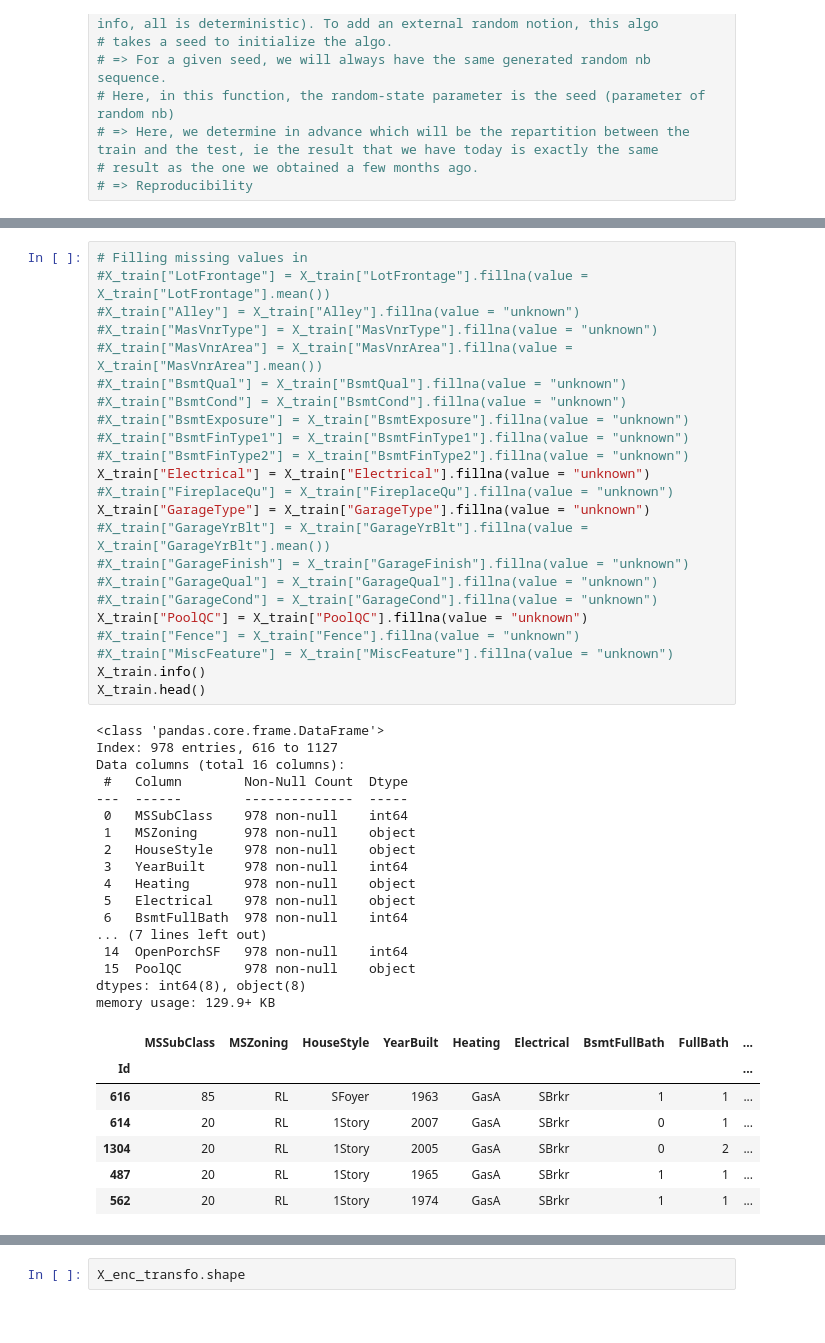
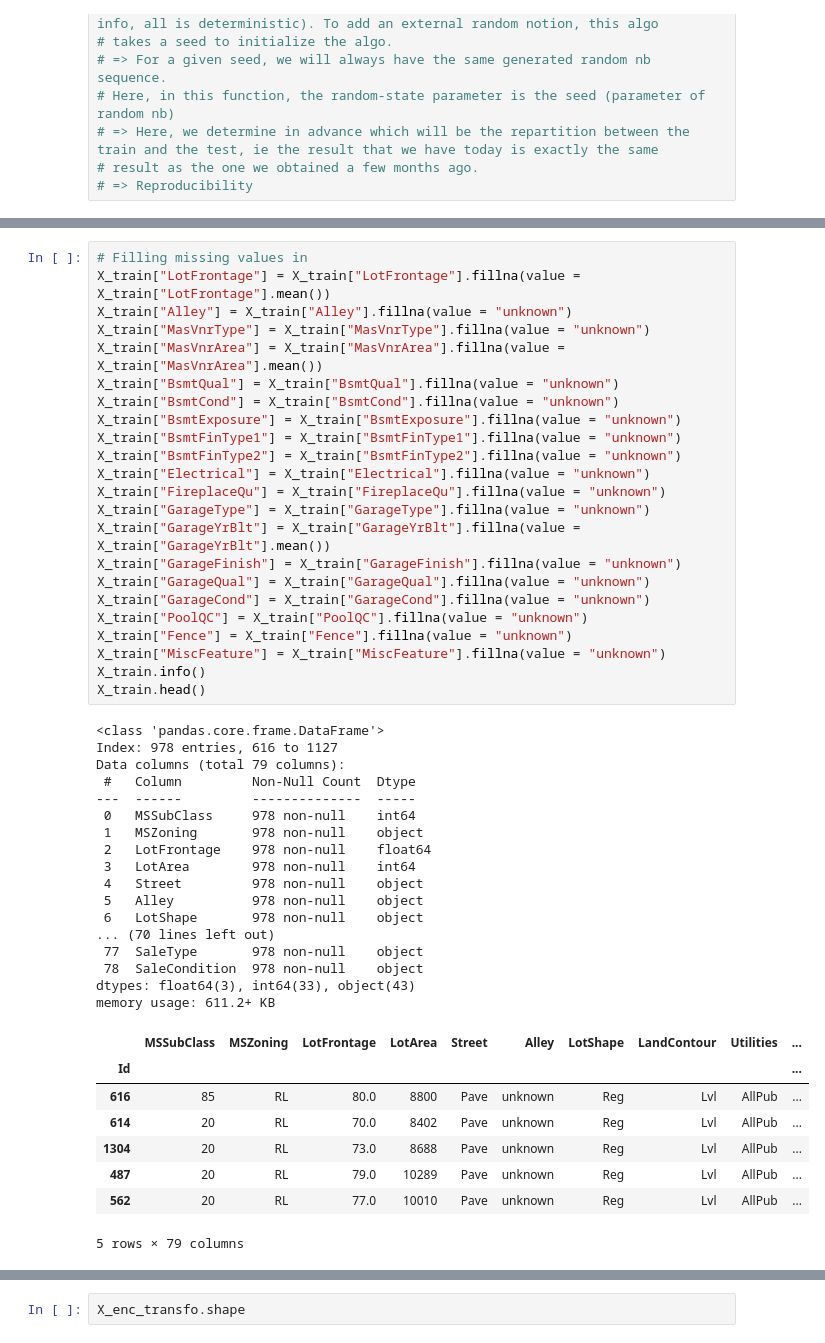
Before and after one commit to chloea31/machine_learning, a Jupyter notebook: notebooks/house_prices.ipynb, the cells around one changed output, grey strips where cells are left out. Saved outputs shown, nothing was run; the diff lists cells and outputs as text.

```diff
--- a/notebooks/house_prices.ipynb
+++ b/notebooks/house_prices.ipynb
@@ -339,51 +297,52 @@ memory usage: 129.9+ KB
 # %%
 # Filling missing values in
-#X_train["LotFrontage"] = X_train["LotFrontage"].fillna(value = X_train["LotFrontage"].mean())
-#X_train["Alley"] = X_train["Alley"].fillna(value = "unknown")
-#X_train["MasVnrType"] = X_train["MasVnrType"].fillna(value = "unknown")
-#X_train["MasVnrArea"] = X_train["MasVnrArea"].fillna(value = X_train["MasVnrArea"].mean())
-#X_train["BsmtQual"] = X_train["BsmtQual"].fillna(value = "unknown")
-#X_train["BsmtCond"] = X_train["BsmtCond"].fillna(value = "unknown")
-#X_train["BsmtExposure"] = X_train["BsmtExposure"].fillna(value = "unknown")
-#X_train["BsmtFinType1"] = X_train["BsmtFinType1"].fillna(value = "unknown")
-#X_train["BsmtFinType2"] = X_train["BsmtFinType2"].fillna(value = "unknown")
+X_train["LotFrontage"] = X_train["LotFrontage"].fillna(value = X_train["LotFrontage"].mean())
+X_train["Alley"] = X_train["Alley"].fillna(value = "unknown")
+X_train["MasVnrType"] = X_train["MasVnrType"].fillna(value = "unknown")
+X_train["MasVnrArea"] = X_train["MasVnrArea"].fillna(value = X_train["MasVnrArea"].mean())
+X_train["BsmtQual"] = X_train["BsmtQual"].fillna(value = "unknown")
+X_train["BsmtCond"] = X_train["BsmtCond"].fillna(value = "unknown")
+X_train["BsmtExposure"] = X_train["BsmtExposure"].fillna(value = "unknown")
+X_train["BsmtFinType1"] = X_train["BsmtFinType1"].fillna(value = "unknown")
+X_train["BsmtFinType2"] = X_train["BsmtFinType2"].fillna(value = "unknown")
 X_train["Electrical"] = X_train["Electrical"].fillna(value = "unknown")
-#X_train["FireplaceQu"] = X_train["FireplaceQu"].fillna(value = "unknown")
+X_train["FireplaceQu"] = X_train["FireplaceQu"].fillna(value = "unknown")
 X_train["GarageType"] = X_train["GarageType"].fillna(value = "unknown")
-#X_train["GarageYrBlt"] = X_train["GarageYrBlt"].fillna(value = X_train["GarageYrBlt"].mean())
-#X_train["GarageFinish"] = X_train["GarageFinish"].fillna(value = "unknown")
-#X_train["GarageQual"] = X_train["GarageQual"].fillna(value = "unknown")
-#X_train["GarageCond"] = X_train["GarageCond"].fillna(value = "unknown")
+X_train["GarageYrBlt"] = X_train["GarageYrBlt"].fillna(value = X_train["GarageYrBlt"].mean())
+X_train["GarageFinish"] = X_train["GarageFinish"].fillna(value = "unknown")
+X_train["GarageQual"] = X_train["GarageQual"].fillna(value = "unknown")
+X_train["GarageCond"] = X_train["GarageCond"].fillna(value = "unknown")
 X_train["PoolQC"] = X_train["PoolQC"].fillna(value = "unknown")
-#X_train["Fence"] = X_train["Fence"].fillna(value = "unknown")
-#X_train["MiscFeature"] = X_train["MiscFeature"].fillna(value = "unknown")
+X_train["Fence"] = X_train["Fence"].fillna(value = "unknown")
+X_train["MiscFeature"] = X_train["MiscFeature"].fillna(value = "unknown")
 X_train.info()
 X_train.head()
 # %% [output]
 <class 'pandas.core.frame.DataFrame'>
 Index: 978 entries, 616 to 1127
-Data columns (total 16 columns):
- #   Column        Non-Null Count  Dtype
----  ------        --------------  -----
- 0   MSSubClass    978 non-null    int64
- 1   MSZoning      978 non-null    object
- 2   HouseStyle    978 non-null    object
- 3   YearBuilt     978 non-null    int64
- 4   Heating       978 non-null    object
- 5   Electrical    978 non-null    object
- 6   BsmtFullBath  978 non-null    int64
-... (7 lines left out)
- 14  OpenPorchSF   978 non-null    int64
- 15  PoolQC        978 non-null    object
-dtypes: int64(8), object(8)
-memory usage: 129.9+ KB
+Data columns (total 79 columns):
+ #   Column         Non-Null Count  Dtype
+---  ------         --------------  -----
+ 0   MSSubClass     978 non-null    int64
+ 1   MSZoning       978 non-null    object
+ 2   LotFrontage    978 non-null    float64
+ 3   LotArea        978 non-null    int64
+ 4   Street         978 non-null    object
+ 5   Alley          978 non-null    object
+ 6   LotShape       978 non-null    object
+... (70 lines left out)
+ 77  SaleType       978 non-null    object
+ 78  SaleCondition  978 non-null    object
+dtypes: float64(3), int64(33), object(43)
+memory usage: 611.2+ KB
-|  | MSSubClass | MSZoning | HouseStyle | YearBuilt | Heating | Electrical | BsmtFullBath | FullBath | ... |
-| Id |  |  |  |  |  |  |  |  | ... |
-| 616 | 85 | RL | SFoyer | 1963 | GasA | SBrkr | 1 | 1 | ... |
-| 614 | 20 | RL | 1Story | 2007 | GasA | SBrkr | 0 | 1 | ... |
-| 1304 | 20 | RL | 1Story | 2005 | GasA | SBrkr | 0 | 2 | ... |
-| 487 | 20 | RL | 1Story | 1965 | GasA | SBrkr | 1 | 1 | ... |
-| 562 | 20 | RL | 1Story | 1974 | GasA | SBrkr | 1 | 1 | ... |
+|  | MSSubClass | MSZoning | LotFrontage | LotArea | Street | Alley | LotShape | LandContour | Utilities | ... |
+| Id |  |  |  |  |  |  |  |  |  | ... |
+| 616 | 85 | RL | 80.0 | 8800 | Pave | unknown | Reg | Lvl | AllPub | ... |
+| 614 | 20 | RL | 70.0 | 8402 | Pave | unknown | Reg | Lvl | AllPub | ... |
+| 1304 | 20 | RL | 73.0 | 8688 | Pave | unknown | Reg | Lvl | AllPub | ... |
+| 487 | 20 | RL | 79.0 | 10289 | Pave | unknown | Reg | Lvl | AllPub | ... |
+| 562 | 20 | RL | 77.0 | 10010 | Pave | unknown | Reg | Lvl | AllPub | ... |
+5 rows × 79 columns
 # %%
 # OneHotEncoder on X_train
 
```
Also changed, not shown: parts of 10 cells of this notebook.
